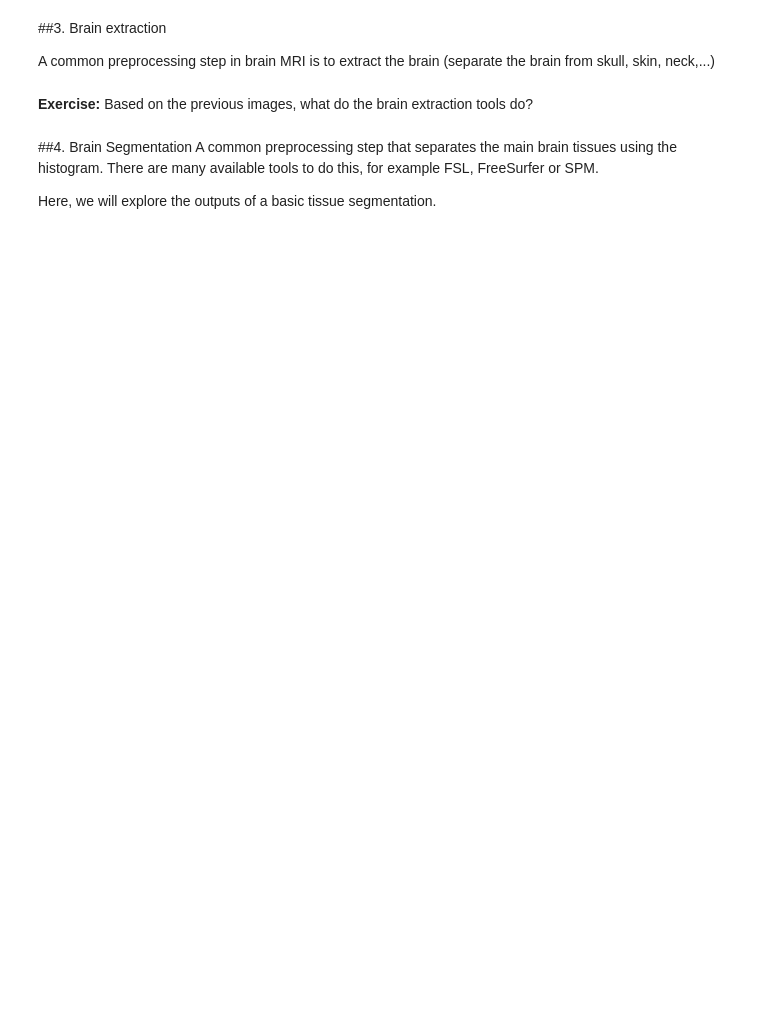
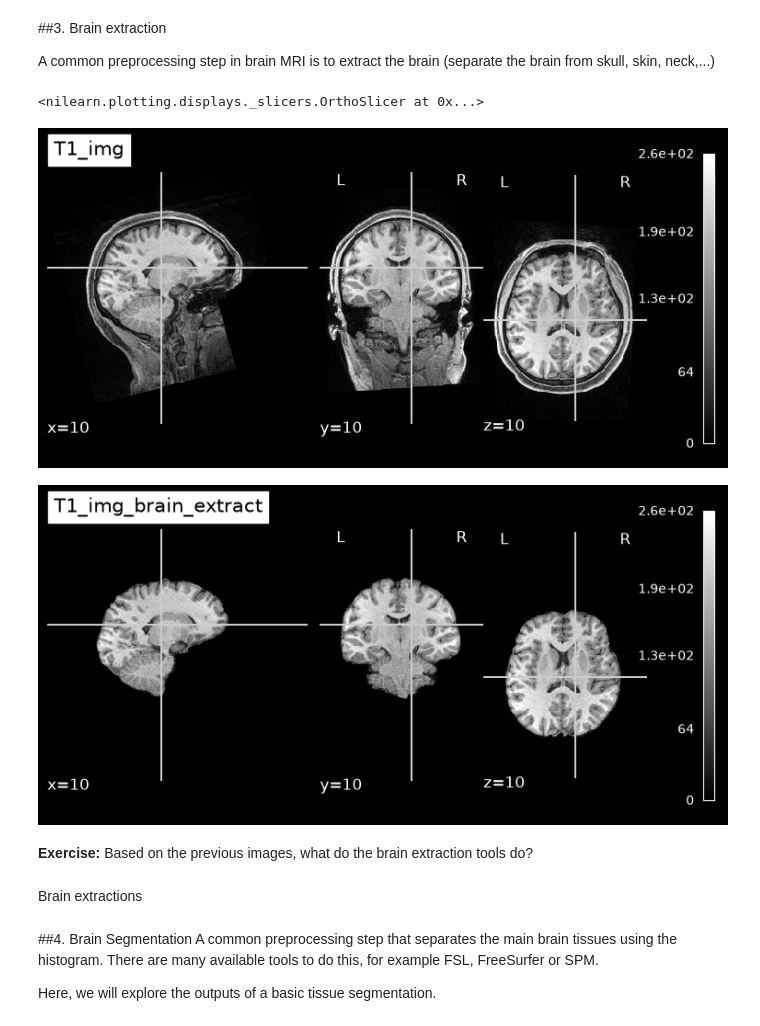
Before and after one commit to sacumesh/medical-imagining-labs, a Jupyter notebook: P2/Paiva-Sílvia_Lopez-Ivan_Mudiyanselage-Sachiththa_MHEDAS_MI_P2_exercises.ipynb, the cells around one changed output. Saved outputs shown, nothing was run; the diff lists cells and outputs as text; code cells hidden in the pictures; blank space fills up the shorter version.

```diff
--- a/P2/Paiva-Sílvia_Lopez-Ivan_Mudiyanselage-Sachiththa_MHEDAS_MI_P2_exercises.ipynb
+++ b/P2/Paiva-Sílvia_Lopez-Ivan_Mudiyanselage-Sachiththa_MHEDAS_MI_P2_exercises.ipynb
@@ -158,17 +175,23 @@ plt.show()
 A common preprocessing step in brain MRI is to extract the brain (separate the brain from skull, skin, neck,...)
 # %%
 from nipype.interfaces.ants.segmentation import BrainExtraction
-T1_img = 'example_T1w.nii.gz'
-T1_brain_extract = 'example_T1_brain.nii.gz'
+T1_img = 'data_MHEDAS_MI_P1/example_T1w.nii.gz'
+T1_brain_extract = 'data_MHEDAS_MI_P1/example_T1_brain.nii.gz'
 T1_img = nib.load(T1_img)
 T1_img_brain_extract = nib.load(T1_brain_extract)
 
 # plot
 cut_coords = (10,10,10)
 plotting.plot_anat(T1_img, title="T1_img", cut_coords=cut_coords, vmax=255)
 plotting.plot_anat(T1_img_brain_extract, title="T1_img_brain_extract", cut_coords=cut_coords, vmax=255)
+# %% [output]
+<nilearn.plotting.displays._slicers.OrthoSlicer at 0x...>
+[figure, added]
+[figure, added]
 # %% [markdown]
 **Exercise:** Based on the previous images, what do the brain extraction tools do?
+# %% [markdown]
+Brain extractions
 # %% [markdown]
 
 ##4. Brain Segmentation
```
Also changed, not shown: parts of 13 cells of this notebook.
